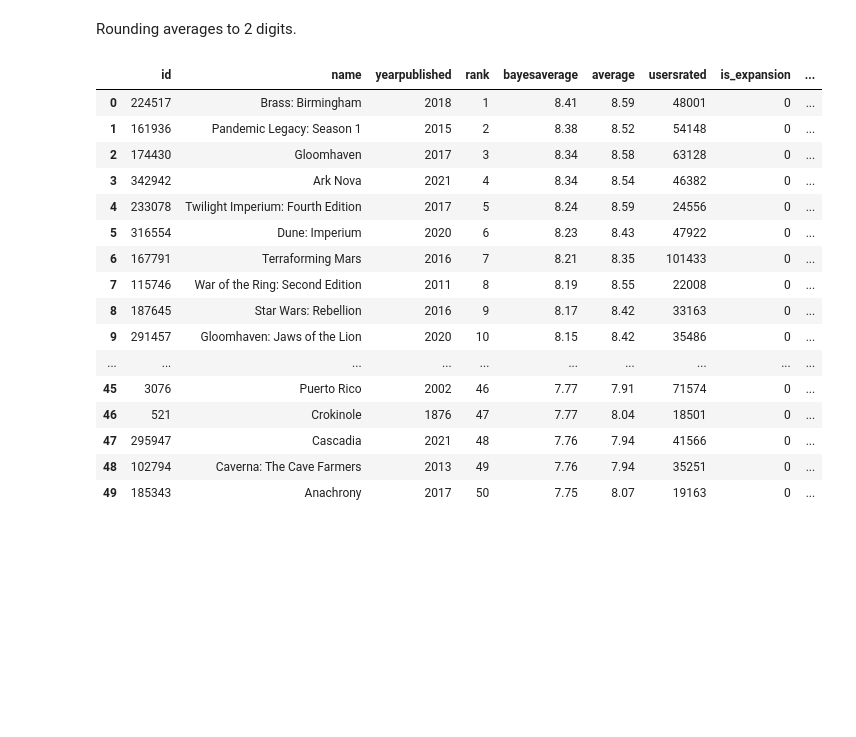
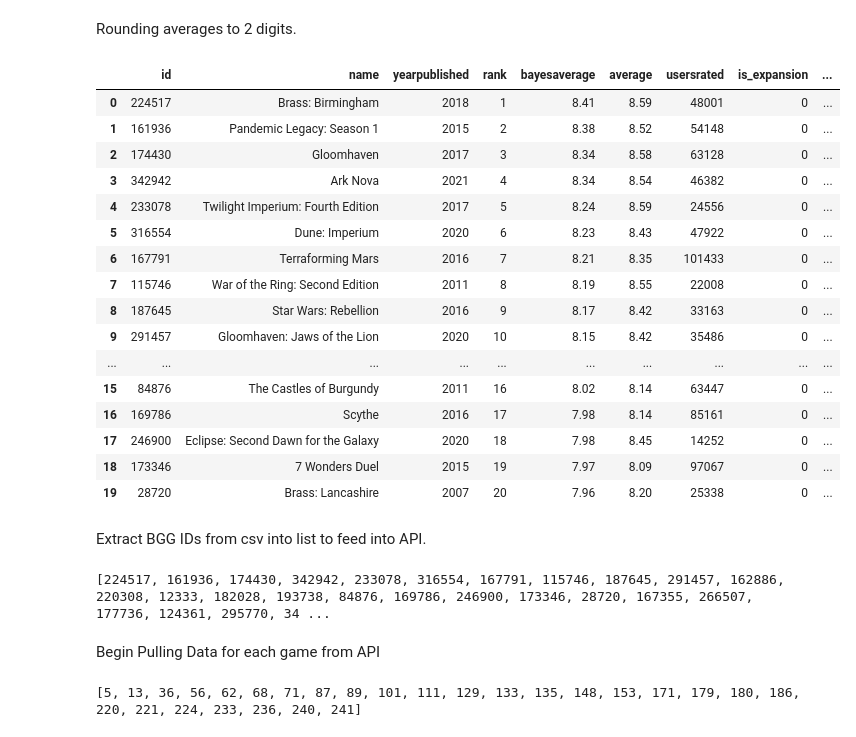
Before and after one commit to jashel08/board_games_capstone, a Jupyter notebook: Board_Games2.ipynb, the cells around one changed output. Drawn from its saved outputs; the diff is of its cells as text; code cells hidden in the pictures; blank space fills up the shorter version.

```diff
--- a/Board_Games2.ipynb
+++ b/Board_Games2.ipynb
@@ -55,5 +53,6 @@ Grabbing top 300 overall rank from boardgames_ranks.csv
 # %%
-df_bgr2.loc[(df_bgr2['rank'] >=1) & (df_bgr2['rank'] <=300)]
+df_bgr_top = pd.DataFrame(df_bgr2.loc[(df_bgr2['rank'] >=1) & (df_bgr2['rank'] <=250)])
+df_bgr_top.head(20)
 # %% [output]
 |  | id | name | yearpublished | rank | bayesaverage | average | usersrated | is_expansion | ... |
 | 0 | 224517 | Brass: Birmingham | 2018 | 1 | 8.41277 | 8.59213 | 48001 | 0 | ... |
@@ -73,3 +76,2 @@ Replacing NaN with '0'
 # %%
-df_bgr2.fillna('0', inplace=True)
-df_bgr2.head(10)
+df_bgr_top.fillna(0, inplace=True)
@@ -96,8 +86,8 @@ convert_dict = {'abstracts_rank': int,
                 'strategygames_rank': int,
                 'thematic_rank': int,
                 'wargames_rank': int}
-df_bgr2 = df_bgr2.astype(convert_dict)
-print(df_bgr2.dtypes)
+df_bgr_top = df_bgr_top.astype(convert_dict)
+print(df_bgr_top.dtypes)
 # %% [output]
 id                       int64
 name                    object
@@ -139,24 +129,24 @@ df_bgr2.head(20)
 # %% [markdown]
 Rounding averages to 2 digits.
 # %%
-df_bgr2.bayesaverage = df_bgr2.bayesaverage.round(2)
-df_bgr2.average = df_bgr2.average.round(2)
-df_bgr2.head(50)
+df_bgr_top.bayesaverage = df_bgr2.bayesaverage.round(2)
+df_bgr_top.average = df_bgr2.average.round(2)
+df_bgr_top.head(20)
 # %% [output]
 |  | id | name | yearpublished | rank | bayesaverage | average | usersrated | is_expansion | ... |
 | 0 | 224517 | Brass: Birmingham | 2018 | 1 | 8.41 | 8.59 | 48001 | 0 | ... |
 | 1 | 161936 | Pandemic Legacy: Season 1 | 2015 | 2 | 8.38 | 8.52 | 54148 | 0 | ... |
 | 2 | 174430 | Gloomhaven | 2017 | 3 | 8.34 | 8.58 | 63128 | 0 | ... |
 | 3 | 342942 | Ark Nova | 2021 | 4 | 8.34 | 8.54 | 46382 | 0 | ... |
 | 4 | 233078 | Twilight Imperium: Fourth Edition | 2017 | 5 | 8.24 | 8.59 | 24556 | 0 | ... |
 | 5 | 316554 | Dune: Imperium | 2020 | 6 | 8.23 | 8.43 | 47922 | 0 | ... |
 | 6 | 167791 | Terraforming Mars | 2016 | 7 | 8.21 | 8.35 | 101433 | 0 | ... |
 | 7 | 115746 | War of the Ring: Second Edition | 2011 | 8 | 8.19 | 8.55 | 22008 | 0 | ... |
 | 8 | 187645 | Star Wars: Rebellion | 2016 | 9 | 8.17 | 8.42 | 33163 | 0 | ... |
 | 9 | 291457 | Gloomhaven: Jaws of the Lion | 2020 | 10 | 8.15 | 8.42 | 35486 | 0 | ... |
 | ... | ... | ... | ... | ... | ... | ... | ... | ... | ... |
-| 45 | 3076 | Puerto Rico | 2002 | 46 | 7.77 | 7.91 | 71574 | 0 | ... |
-| 46 | 521 | Crokinole | 1876 | 47 | 7.77 | 8.04 | 18501 | 0 | ... |
-| 47 | 295947 | Cascadia | 2021 | 48 | 7.76 | 7.94 | 41566 | 0 | ... |
-| 48 | 102794 | Caverna: The Cave Farmers | 2013 | 49 | 7.76 | 7.94 | 35251 | 0 | ... |
-| 49 | 185343 | Anachrony | 2017 | 50 | 7.75 | 8.07 | 19163 | 0 | ... |
+| 15 | 84876 | The Castles of Burgundy | 2011 | 16 | 8.02 | 8.14 | 63447 | 0 | ... |
+| 16 | 169786 | Scythe | 2016 | 17 | 7.98 | 8.14 | 85161 | 0 | ... |
+| 17 | 246900 | Eclipse: Second Dawn for the Galaxy | 2020 | 18 | 7.98 | 8.45 | 14252 | 0 | ... |
+| 18 | 173346 | 7 Wonders Duel | 2015 | 19 | 7.97 | 8.09 | 97067 | 0 | ... |
+| 19 | 28720 | Brass: Lancashire | 2007 | 20 | 7.96 | 8.20 | 25338 | 0 | ... |
@@ -164,0 +153,14 @@ tr
+# %% [markdown]
+Extract BGG IDs from csv into list to feed into API.
+# %%
+bg_ids = df_bgr_top['id'].values.tolist()
+print(bg_ids)
+# %% [output]
+[224517, 161936, 174430, 342942, 233078, 316554, 167791, 115746, 187645, 291457, 162886, 220308, 12333, 182028, 193738, 84876, 169786, 246900, 173346, 28720, 167355, 266507, 177736, 124361, 295770, 34 ...
+# %% [markdown]
+Begin Pulling Data for each game from API
+# %%
+bgidtest = [i for (i,x) in enumerate(bg_ids) if x%7 == 0]
+print(bgidtest)
+# %% [output]
+[5, 13, 36, 56, 62, 68, 71, 87, 89, 101, 111, 129, 133, 135, 148, 153, 171, 179, 180, 186, 220, 221, 224, 233, 236, 240, 241]
```
Also changed, not shown: parts of 15 cells of this notebook.
